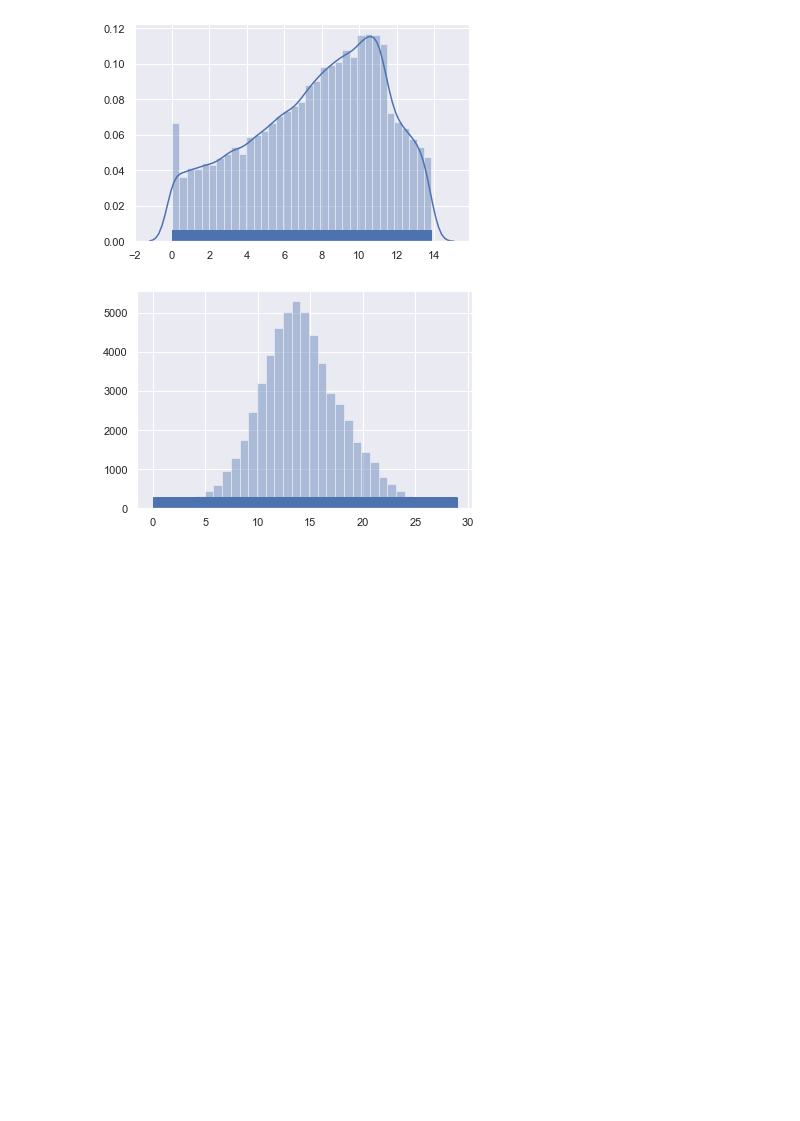
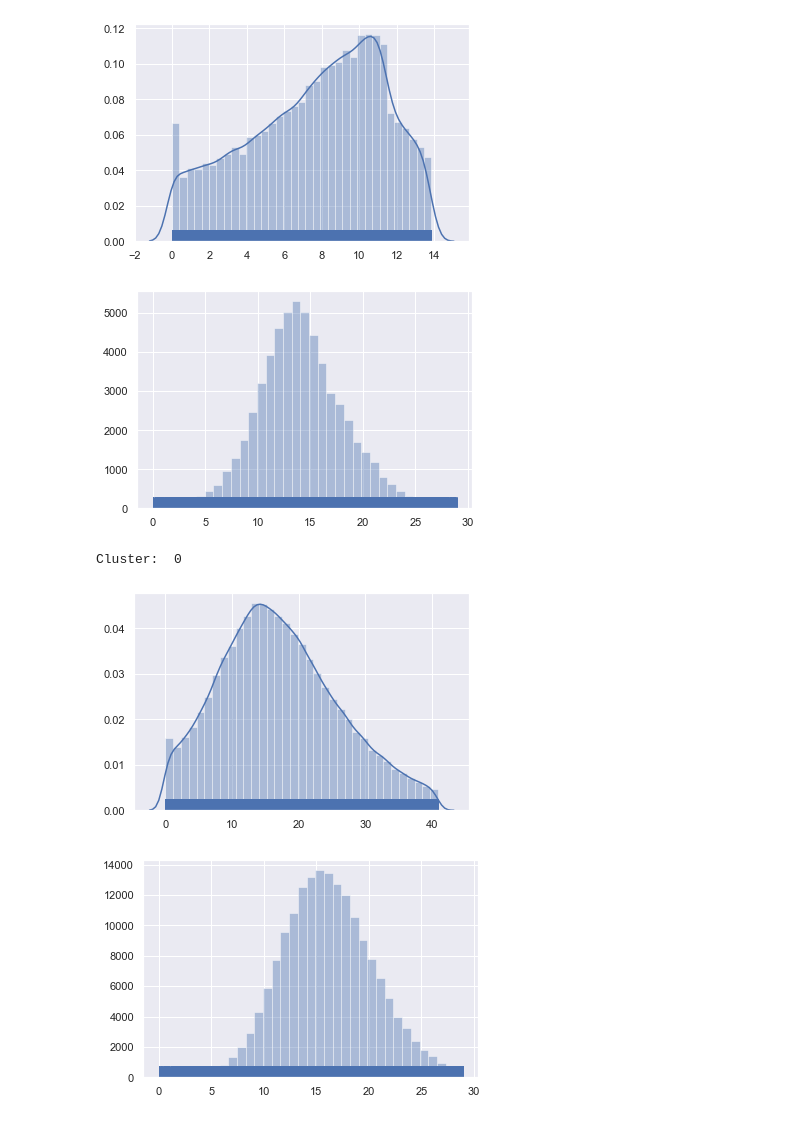
Before and after one commit to pockerman/hidden_markov_modeling, a Jupyter notebook: stories/story_5.ipynb, the cells around one changed output. Drawn from its saved outputs; the diff is of its cells as text; code cells hidden in the pictures; blank space fills up the shorter version.

Commit message:
Add region mean plot

```diff
--- a/stories/story_5.ipynb
+++ b/stories/story_5.ipynb
@@ -149,3 +151,19 @@ Cluster:  1
 Cluster:  2
 [figure]
 [figure]
+# %%
+ffile = "../../"
+tips = ["MANHATAN"]
+N_CLUSTERS = 2
+cluster_files = []
+cluster_files.append((ffile + "wga_windows_mean_0_MANHATAN_3_MEAN_RATIO.txt",
+                          ffile + "no_wga_windows_mean_0_MANHATAN_3_MEAN_RATIO.txt"))
+# %%
+for i, files in enumerate(cluster_files):
+    print("Cluster: ", i)
+    plot_cluster(filename=files[0], kde=True)
+    plot_cluster(filename=files[1])
+# %% [output]
+Cluster:  0
+[figure, added]
+[figure, added]
```
Also changed, not shown: parts of 1 cell of this notebook.
